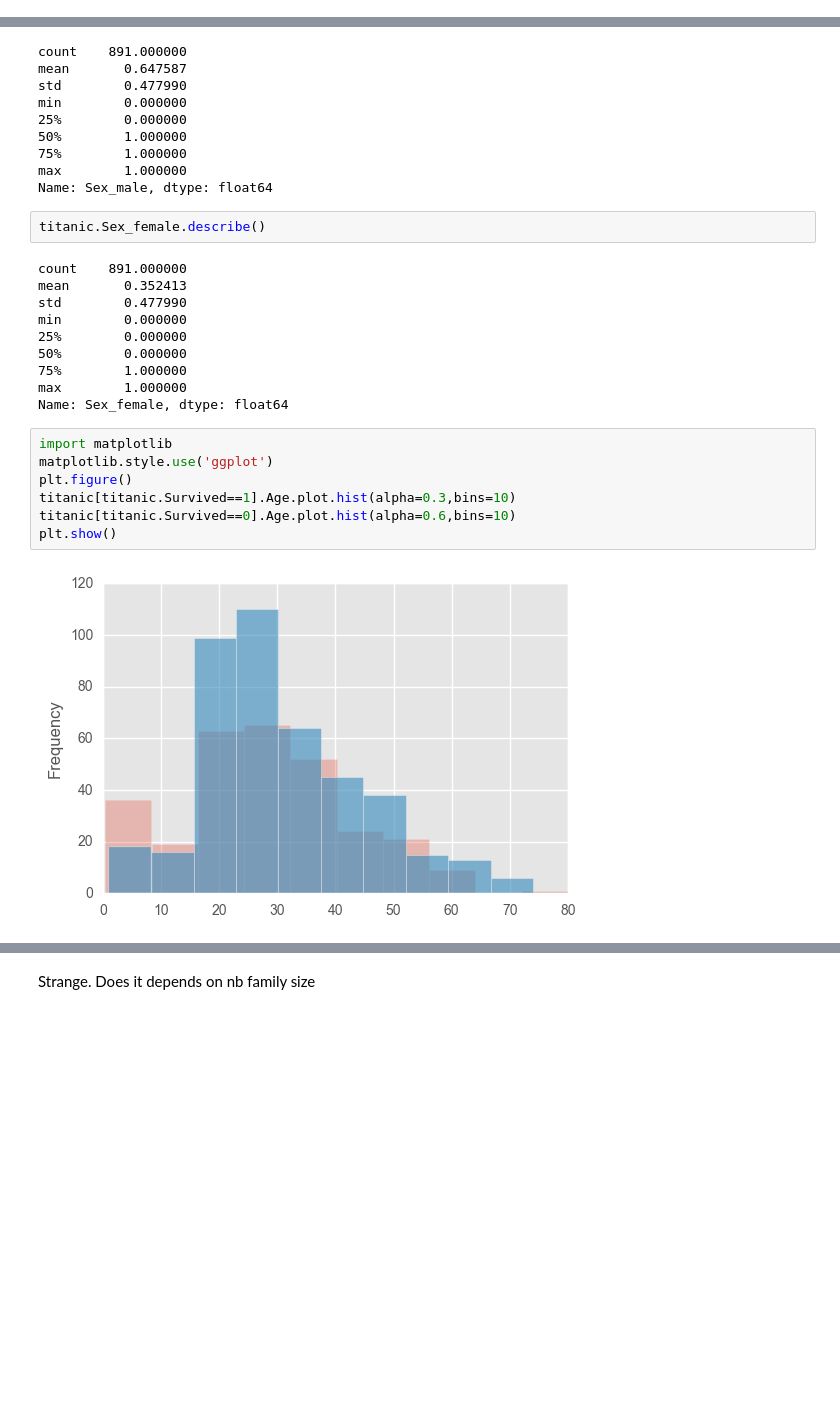
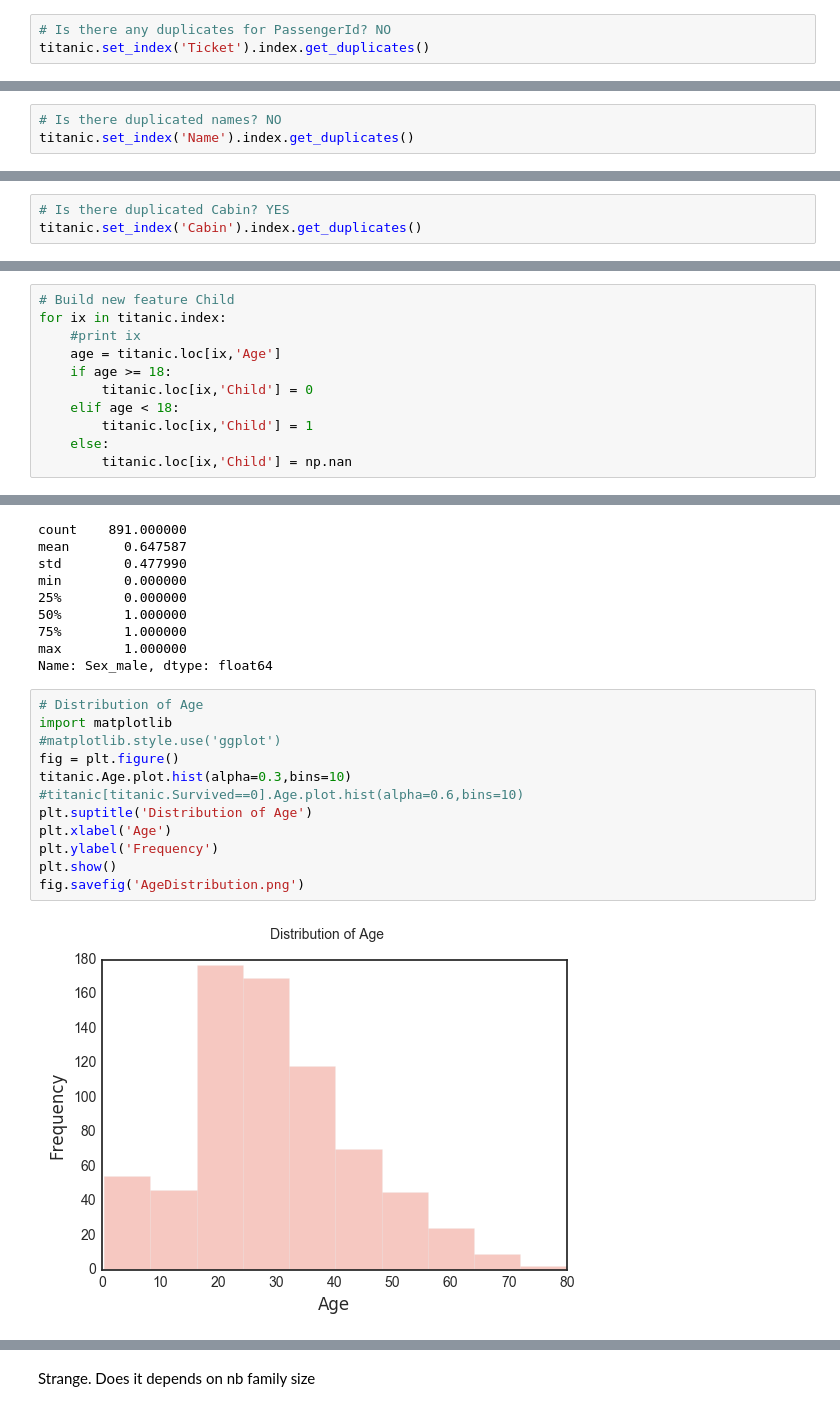
Before and after one commit to mamsdiallo/DAND, a Jupyter notebook: 2.IntroToDataAnalysis/Investigate Titanic Dataset/Titanic Dataset Notebook Coding.ipynb, the cells around one changed output, grey strips where cells are left out. Cells and saved outputs as stored; diff of their text form; blank space fills up the shorter version.

Commit message:
implement second version of Titanic dataset

```diff
--- a/2.IntroToDataAnalysis/Investigate Titanic Dataset/Titanic Dataset Notebook Coding.ipynb
+++ b/2.IntroToDataAnalysis/Investigate Titanic Dataset/Titanic Dataset Notebook Coding.ipynb
@@ -261,0 +105,3 @@ memory usage: 36.0+ KB
+# %%
+# Is there any duplicates for PassengerId? NO
+titanic.set_index('Ticket').index.get_duplicates()
@@ -261,0 +126,3 @@ memory usage: 36.0+ KB
+# %%
+# Is there duplicated names? NO
+titanic.set_index('Name').index.get_duplicates()
@@ -261,0 +131,3 @@ memory usage: 36.0+ KB
+# %%
+# Is there duplicated Cabin? YES
+titanic.set_index('Cabin').index.get_duplicates()
@@ -307,0 +309,11 @@ print titanic.Sex_female.sum() + titanic.Sex_male.sum()
+# %%
+# Build new feature Child
+for ix in titanic.index:
+    #print ix
+    age = titanic.loc[ix,'Age']
+    if age >= 18:
+        titanic.loc[ix,'Child'] = 0
+    elif age < 18:
+        titanic.loc[ix,'Child'] = 1
+    else:
+        titanic.loc[ix,'Child'] = np.nan
@@ -318,24 +332,17 @@ min        0.000000
 75%        1.000000
 max        1.000000
 Name: Sex_male, dtype: float64
-# %%
-titanic.Sex_female.describe()
-# %% [output]
-count    891.000000
-mean       0.352413
-std        0.477990
-min        0.000000
-25%        0.000000
-50%        0.000000
-75%        1.000000
-max        1.000000
-Name: Sex_female, dtype: float64
 # %%
+# Distribution of Age
 import matplotlib
-matplotlib.style.use('ggplot')
-plt.figure()
-titanic[titanic.Survived==1].Age.plot.hist(alpha=0.3,bins=10)
-titanic[titanic.Survived==0].Age.plot.hist(alpha=0.6,bins=10)
+#matplotlib.style.use('ggplot')
+fig = plt.figure()
+titanic.Age.plot.hist(alpha=0.3,bins=10)
+#titanic[titanic.Survived==0].Age.plot.hist(alpha=0.6,bins=10)
+plt.suptitle('Distribution of Age')
+plt.xlabel('Age')
+plt.ylabel('Frequency')
 plt.show()
+fig.savefig('AgeDistribution.png')
 # %% [output]
-[figure, old version]
+[figure, new version]
```
Also changed, not shown: parts of 87 cells of this notebook, 12 other files.
